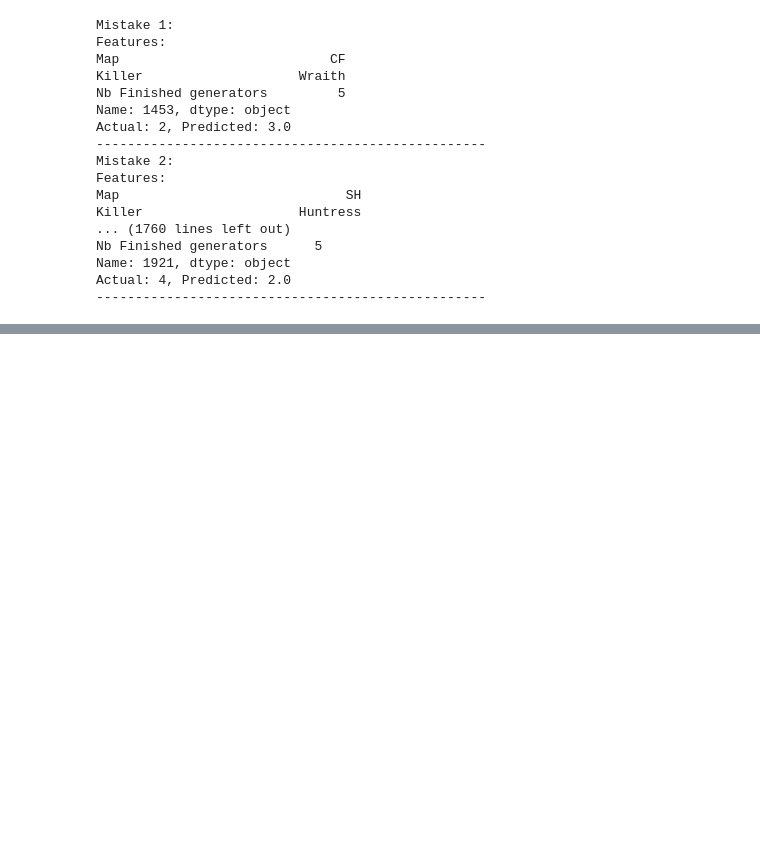
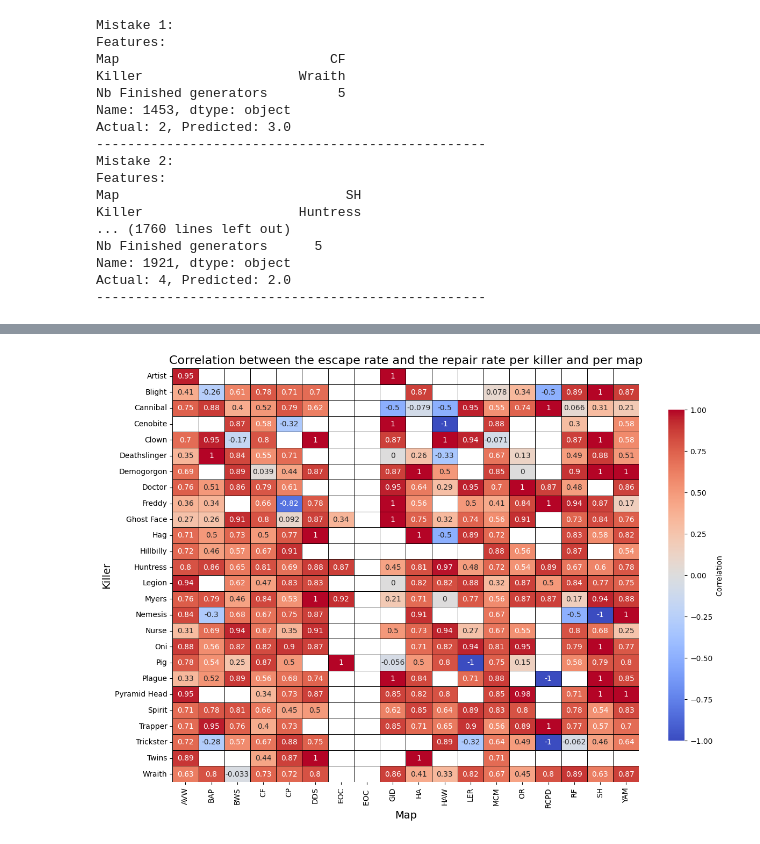
Before and after one commit to doubavitch/Dead-by-Daylight-Predictions, a Jupyter notebook: Dead by Daylight Predictions.ipynb, the cells around one changed output, grey strips where cells are left out. Cells and saved outputs as stored; diff of their text form; code cells hidden in the pictures; blank space fills up the shorter version.

```diff
--- a/Dead by Daylight Predictions.ipynb
+++ b/Dead by Daylight Predictions.ipynb
@@ -225,0 +270,34 @@ Actual: 4, Predicted: 2.0
+# %%
+# Calculate Spearman correlation for each Killer and Map
+cor_data = data.groupby(['Killer', 'Map']).apply(
+    lambda group: pd.Series({
+        'Correlation': group['Nb Finished generators'].corr(group['Nb Escaped Survivors'], method='spearman')
+    })
+).reset_index()
+
+# Create a pivot table for the heatmap
+cor_pivot = cor_data.pivot(index='Killer', columns='Map', values='Correlation')
+
+# Plotting the heatmap
+plt.figure(figsize=(14, 10))
+ax = sns.heatmap(cor_pivot, annot=True, cmap='coolwarm', center=0,
+                 cbar_kws={'label': 'Correlation', 'orientation': 'vertical', 'shrink': 0.8},
+                 linewidths=.5, linecolor='black')
+
+# Customize the plot
+ax.set_title('Correlation between the escape rate and the repair rate per killer and per map', fontsize=16)
+ax.set_xlabel('Map', fontsize=14)
+ax.set_ylabel('Killer', fontsize=14)
+ax.set_xticklabels(ax.get_xticklabels(), rotation=90)
+ax.set_yticklabels(ax.get_yticklabels(), rotation=0)
+
+# Add a grid
+ax.set_yticks([i + 0.5 for i in range(len(cor_pivot))], minor=True)
+ax.set_xticks([i + 0.5 for i in range(len(cor_pivot.columns))], minor=True)
+ax.grid(which='minor', color='black', linestyle='-', linewidth=1)
+ax.tick_params(which='minor', size=0)
+
+# Display the plot
+plt.show()
+# %% [output]
+[figure, added]
```
Also changed, not shown: parts of 3 cells of this notebook.
